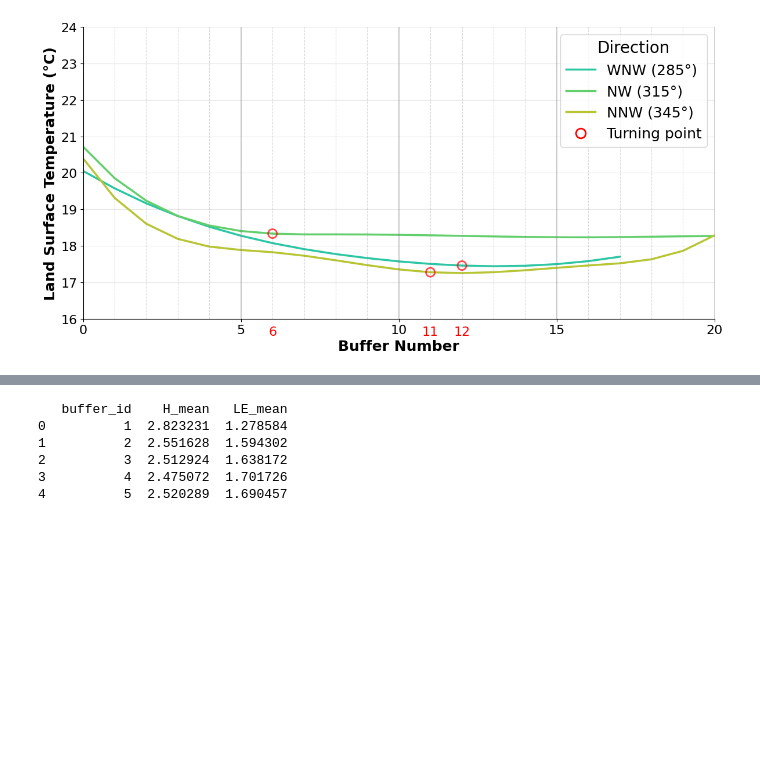
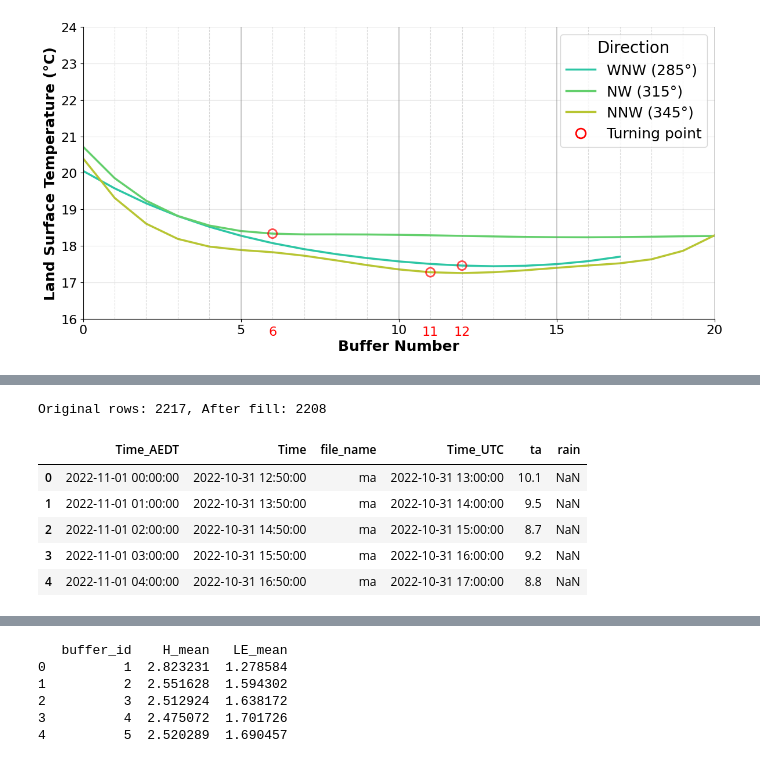
Before and after one commit to percyyvon-r/PhD-Chapter3-Diurnal-SUHII-Distribution, a Jupyter notebook: notebooks/PhD_chapter3_ypinb.ipynb, the cells around one changed output, grey strips where cells are left out. Drawn from its saved outputs; the diff is of its cells as text; code cells hidden in the pictures; blank space fills up the shorter version.

```diff
--- a/notebooks/PhD_chapter3_ypinb.ipynb
+++ b/notebooks/PhD_chapter3_ypinb.ipynb
@@ -1024,0 +1114,54 @@ https://researchdata.edu.au/latent-sensible-heat-2000-2023/2767950
+# %%
+# Filling missing value
+# Sort by file_name and Time_AEDT
+merged_df_clean = filtered_df.sort_values(['file_name', 'Time_AEDT']).reset_index(drop=True)
+
+# Columns that need interpolation
+columns_to_interp = ['ta']
+filled_dfs = []
+
+for station, group in merged_df_clean.groupby('file_name'):
+    group = group.drop_duplicates(subset='Time_AEDT')
+    group = group.set_index('Time_AEDT')
+
+    # Create full hourly index
+    full_index = pd.date_range(start=group.index.min(), end=group.index.max(), freq='1h')
+
+    # Insert missing time rows
+    missing_times = full_index.difference(group.index)
+    missing_df = pd.DataFrame(index=missing_times)
+    missing_df['file_name'] = station
+
+    # Combine and sort
+    combined = pd.concat([group, missing_df]).sort_index()
+    combined = combined.asfreq('h')  # set hourly frequency for time interpolation
+
+    # Filter existing columns
+    available_cols = [col for col in columns_to_interp if col in combined.columns]
+
+    # Convert to numeric
+    for col in available_cols:
+        combined[col] = pd.to_numeric(combined[col], errors='coerce')
+
+    # Interpolate only if at least some data exists
+    if available_cols:
+        combined[available_cols] = combined[available_cols].interpolate(method='time', limit_direction='both')
+
+    filled_dfs.append(combined)
+
+# Final result
+merged_df_filled = pd.concat(filled_dfs).reset_index().rename(columns={'index': 'Time_AEDT'})
+
+# Optional: check how many rows were added
+print(f"Original rows: {len(merged_df_clean)}, After fill: {len(merged_df_filled)}")
+
+# Preview first 5 rows
+display(merged_df_filled.head(5))
+# %% [output]
+Original rows: 2217, After fill: 2208
+|  | Time_AEDT | Time | file_name | Time_UTC | ta | rain |
+| 0 | 2022-11-01 00:00:00 | 2022-10-31 12:50:00 | ma | 2022-10-31 13:00:00 | 10.1 | NaN |
+| 1 | 2022-11-01 01:00:00 | 2022-10-31 13:50:00 | ma | 2022-10-31 14:00:00 | 9.5 | NaN |
+| 2 | 2022-11-01 02:00:00 | 2022-10-31 14:50:00 | ma | 2022-10-31 15:00:00 | 8.7 | NaN |
+| 3 | 2022-11-01 03:00:00 | 2022-10-31 15:50:00 | ma | 2022-10-31 16:00:00 | 9.2 | NaN |
+| 4 | 2022-11-01 04:00:00 | 2022-10-31 16:50:00 | ma | 2022-10-31 17:00:00 | 8.8 | NaN |
```
Also changed, not shown: parts of 9 cells of this notebook, 50 other files.
